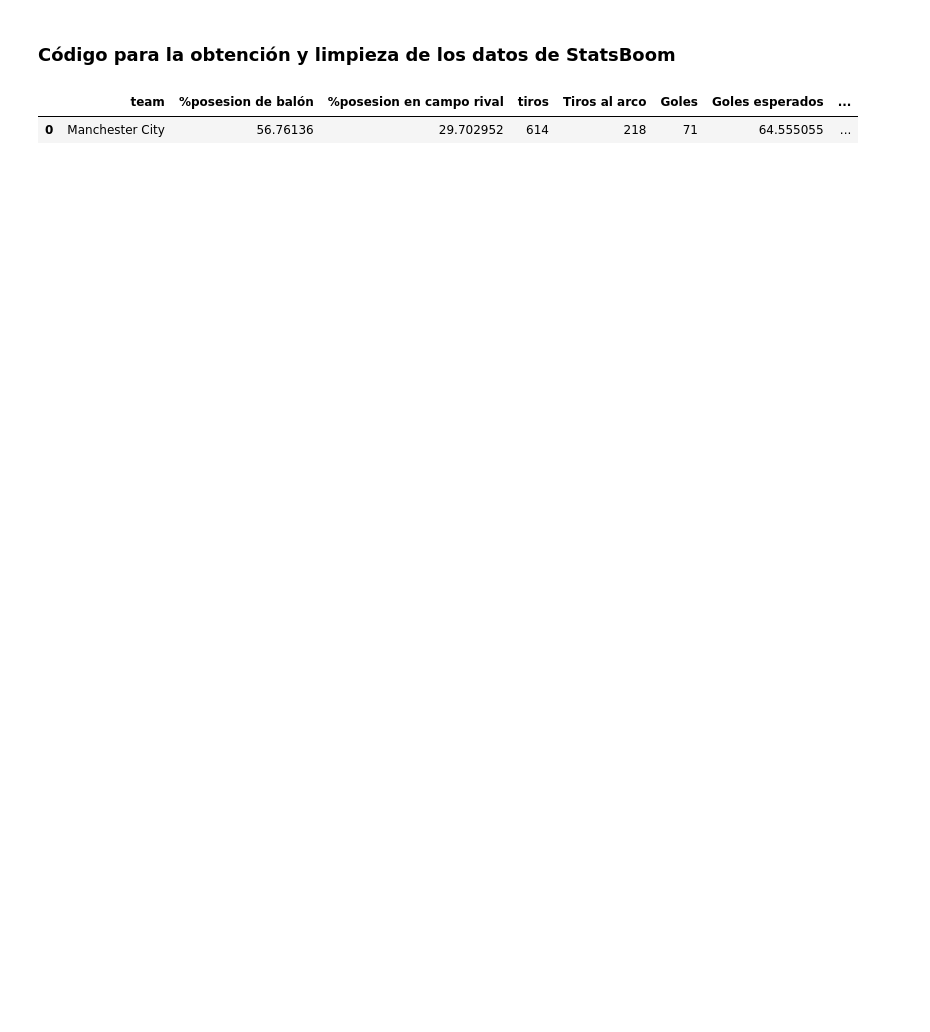
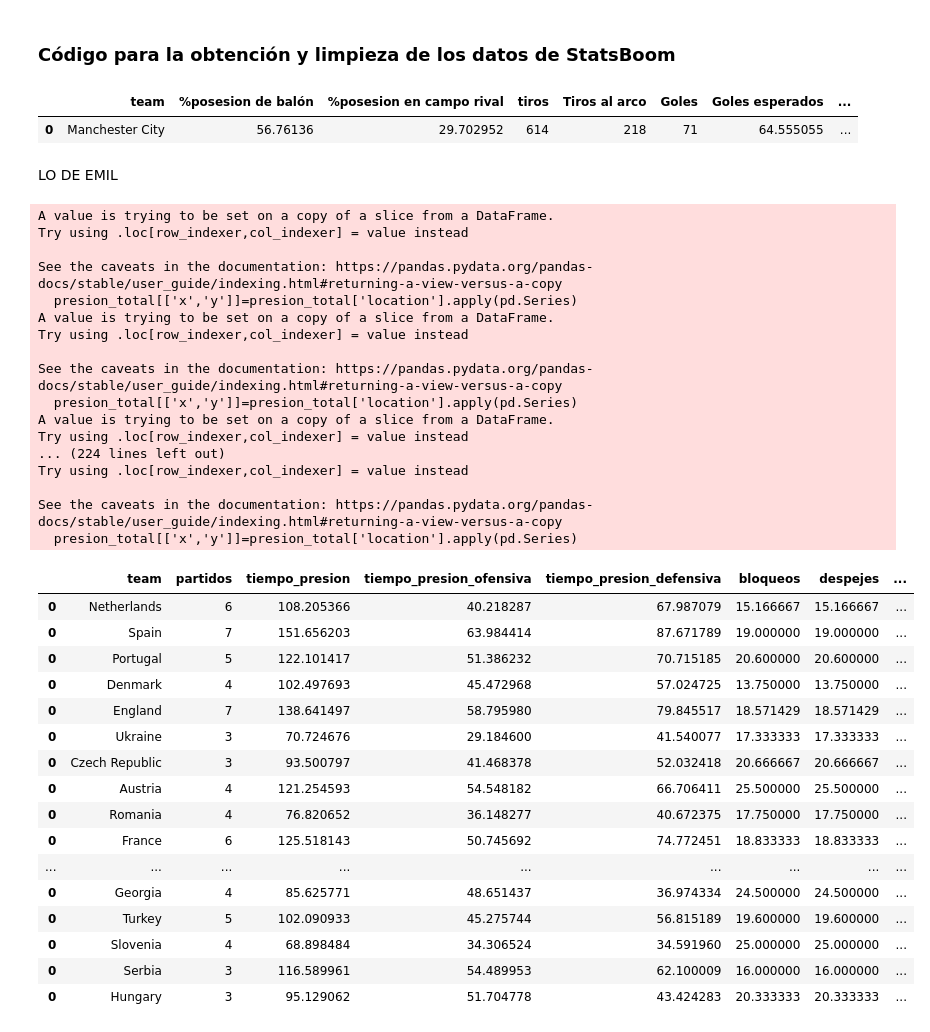
Before and after one commit to emilianodesu/DataStrikers, a Jupyter notebook: getDataFrame.ipynb, the cells around one changed output. Saved outputs shown, nothing was run; the diff lists cells and outputs as text; code cells hidden in the pictures; blank space fills up the shorter version.

```diff
--- a/getDataFrame.ipynb
+++ b/getDataFrame.ipynb
@@ -123,3 +123,5 @@ data_man_city
 # %% [output]
 |  | team | %posesion de balón | %posesion en campo rival | tiros | Tiros al arco | Goles | Goles esperados | ... |
 | 0 | Manchester City | 56.76136 | 29.702952 | 614 | 218 | 71 | 64.555055 | ... |
+# %% [markdown]
+LO DE EMIL
@@ -125,0 +188,62 @@ data_man_city
+# %%
+def obtener_def_evento(competition_id=55, season_id=282):
+
+  #Sacamos los equipos de la competición
+  matches=sb.matches(competition_id=competition_id, season_id=season_id)
+  teams=(matches['home_team'].unique())
+
+  #Creamos nuestro DataFrame
+  columns=['team','partidos','tiempo_presion','tiempo_presion_ofensiva','tiempo_presion_defensiva',
+           'bloqueos','despejes','duelos_ganados','faltas_cometidas','#se_llevan_a_un_defensa','intersepciones']
+  df=pd.DataFrame(columns=columns)
+
+  #Mandamos a llamar la función que calcula las estadísticas defensivas y las vamos uniendo
+  for team in teams:
+    all_matches = sb.matches(competition_id= competition_id, season_id=season_id)
+    team_matches = all_matches[(all_matches['home_team'] == team) | (all_matches['away_team'] == team)]
+
+    id_matches = list(team_matches.match_id.unique())
+    events = []
+    for match in id_matches:
+        events.append(sb.events(match_id=match))
+    events = pd.concat(events)
+    df=defensiveData(team,events,df)
+  return df
+# %%
+defensivas=obtener_def_evento()
+defensivas
+# %% [output]
+A value is trying to be set on a copy of a slice from a DataFrame.
+Try using .loc[row_indexer,col_indexer] = value instead
+
+See the caveats in the documentation: https://pandas.pydata.org/pandas-docs/stable/user_guide/indexing.html#returning-a-view-versus-a-copy
+  presion_total[['x','y']]=presion_total['location'].apply(pd.Series)
+A value is trying to be set on a copy of a slice from a DataFrame.
+Try using .loc[row_indexer,col_indexer] = value instead
+
+See the caveats in the documentation: https://pandas.pydata.org/pandas-docs/stable/user_guide/indexing.html#returning-a-view-versus-a-copy
+  presion_total[['x','y']]=presion_total['location'].apply(pd.Series)
+A value is trying to be set on a copy of a slice from a DataFrame.
+Try using .loc[row_indexer,col_indexer] = value instead
+... (224 lines left out)
+Try using .loc[row_indexer,col_indexer] = value instead
+
+See the caveats in the documentation: https://pandas.pydata.org/pandas-docs/stable/user_guide/indexing.html#returning-a-view-versus-a-copy
+  presion_total[['x','y']]=presion_total['location'].apply(pd.Series)
+|  | team | partidos | tiempo_presion | tiempo_presion_ofensiva | tiempo_presion_defensiva | bloqueos | despejes | ... |
+| 0 | Netherlands | 6 | 108.205366 | 40.218287 | 67.987079 | 15.166667 | 15.166667 | ... |
+| 0 | Spain | 7 | 151.656203 | 63.984414 | 87.671789 | 19.000000 | 19.000000 | ... |
+| 0 | Portugal | 5 | 122.101417 | 51.386232 | 70.715185 | 20.600000 | 20.600000 | ... |
+| 0 | Denmark | 4 | 102.497693 | 45.472968 | 57.024725 | 13.750000 | 13.750000 | ... |
+| 0 | England | 7 | 138.641497 | 58.795980 | 79.845517 | 18.571429 | 18.571429 | ... |
+| 0 | Ukraine | 3 | 70.724676 | 29.184600 | 41.540077 | 17.333333 | 17.333333 | ... |
+| 0 | Czech Republic | 3 | 93.500797 | 41.468378 | 52.032418 | 20.666667 | 20.666667 | ... |
+| 0 | Austria | 4 | 121.254593 | 54.548182 | 66.706411 | 25.500000 | 25.500000 | ... |
+| 0 | Romania | 4 | 76.820652 | 36.148277 | 40.672375 | 17.750000 | 17.750000 | ... |
+| 0 | France | 6 | 125.518143 | 50.745692 | 74.772451 | 18.833333 | 18.833333 | ... |
+| ... | ... | ... | ... | ... | ... | ... | ... | ... |
+| 0 | Georgia | 4 | 85.625771 | 48.651437 | 36.974334 | 24.500000 | 24.500000 | ... |
+| 0 | Turkey | 5 | 102.090933 | 45.275744 | 56.815189 | 19.600000 | 19.600000 | ... |
+| 0 | Slovenia | 4 | 68.898484 | 34.306524 | 34.591960 | 25.000000 | 25.000000 | ... |
+| 0 | Serbia | 3 | 116.589961 | 54.489953 | 62.100009 | 16.000000 | 16.000000 | ... |
+| 0 | Hungary | 3 | 95.129062 | 51.704778 | 43.424283 | 20.333333 | 20.333333 | ... |
```
Also changed, not shown: parts of 5 cells of this notebook.
